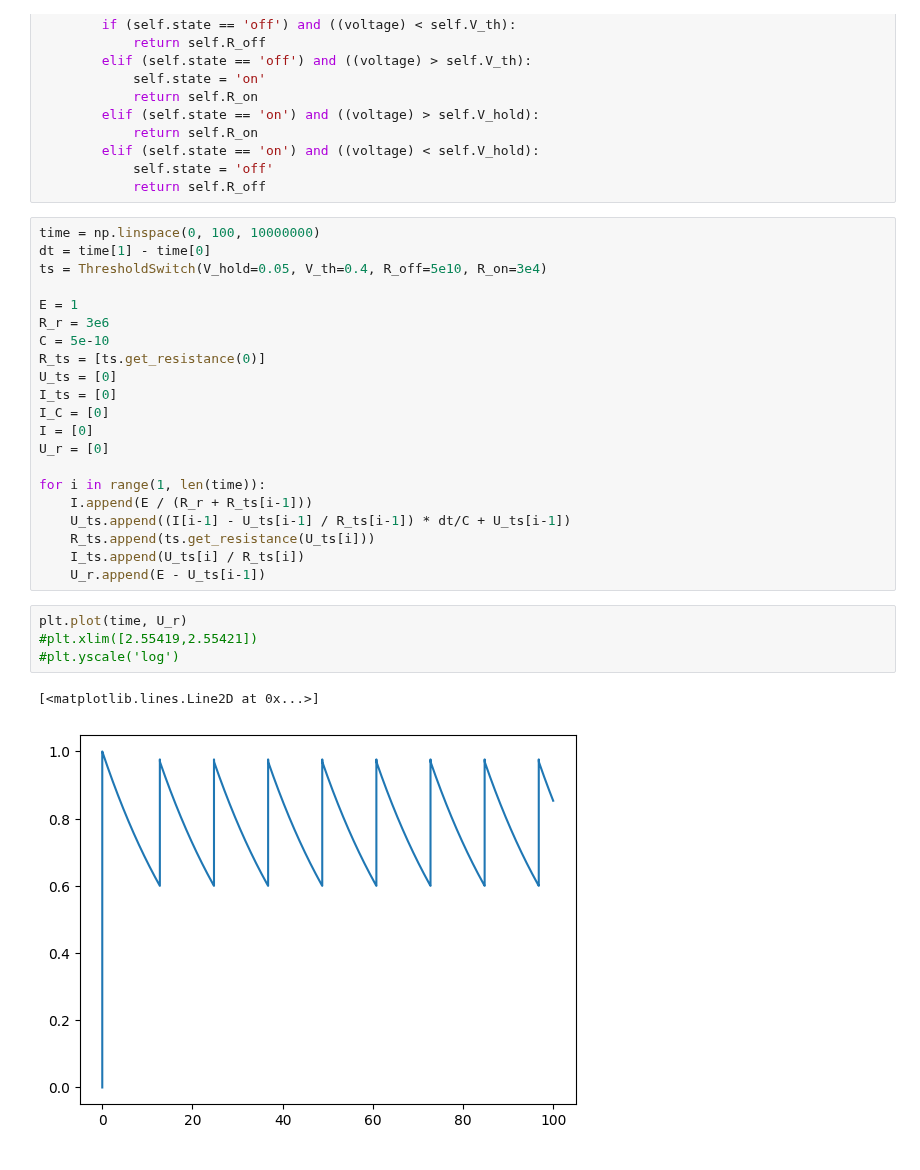
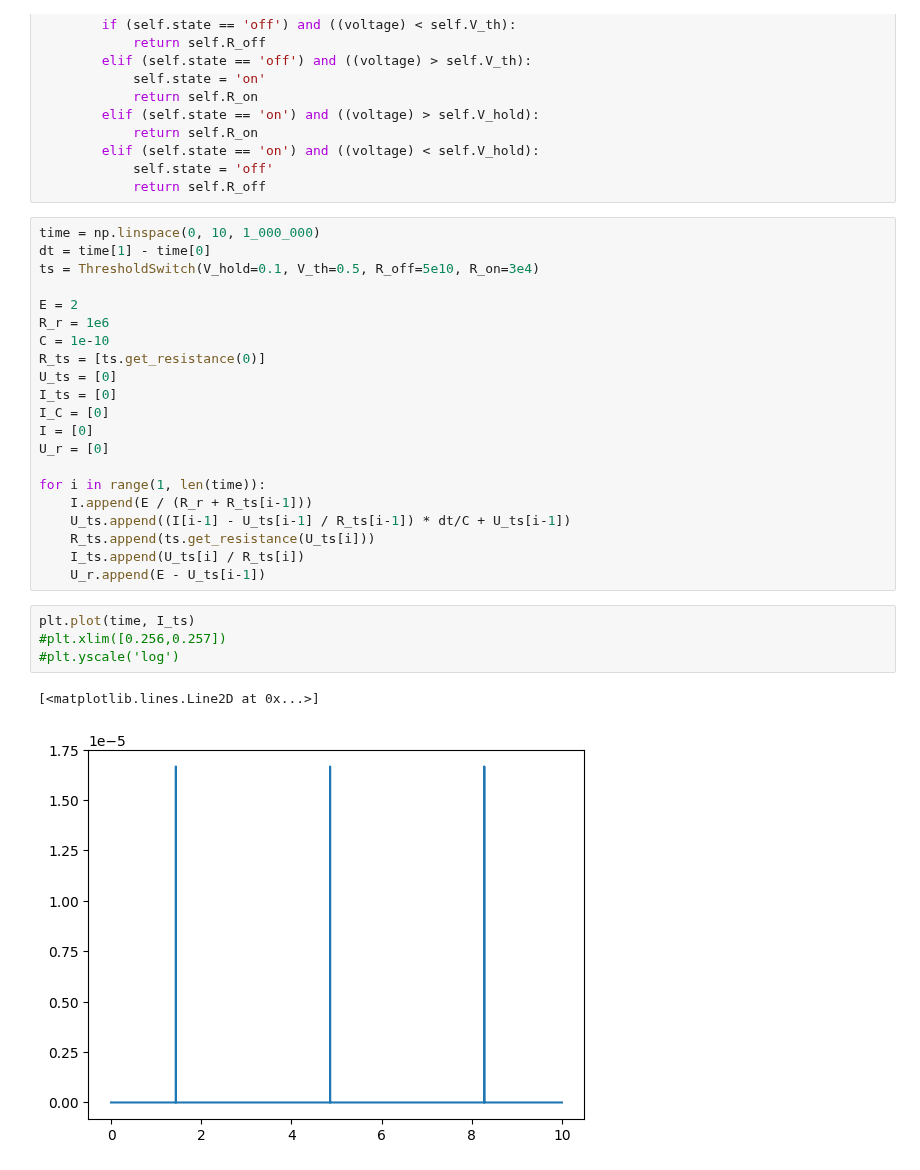
Before and after one commit to OneMoreGate/Memristor_modeling, a Jupyter notebook: LIF_extended/model.ipynb, the cells around one changed output. Drawn from its saved outputs; the diff is of its cells as text.

```diff
--- a/LIF_extended/model.ipynb
+++ b/LIF_extended/model.ipynb
@@ -23,13 +23,13 @@ class ThresholdSwitch():
             self.state = 'off'
             return self.R_off
 # %%
-time = np.linspace(0, 100, 10000000)
+time = np.linspace(0, 10, 1_000_000)
 dt = time[1] - time[0]
-ts = ThresholdSwitch(V_hold=0.05, V_th=0.4, R_off=5e10, R_on=3e4)
+ts = ThresholdSwitch(V_hold=0.1, V_th=0.5, R_off=5e10, R_on=3e4)
 
-E = 1
-R_r = 3e6
-C = 5e-10
+E = 2
+R_r = 1e6
+C = 1e-10
 R_ts = [ts.get_resistance(0)]
 U_ts = [0]
 I_ts = [0]
@@ -44,9 +44,9 @@ for i in range(1, len(time)):
     I_ts.append(U_ts[i] / R_ts[i])
     U_r.append(E - U_ts[i-1])
 # %%
-plt.plot(time, U_r)
-#plt.xlim([2.55419,2.55421])
+plt.plot(time, I_ts)
+#plt.xlim([0.256,0.257])
 #plt.yscale('log')
 # %% [output]
 [<matplotlib.lines.Line2D at 0x...>]
-[figure, old version]
+[figure, new version]
```
Also changed, not shown: 4 other files.
